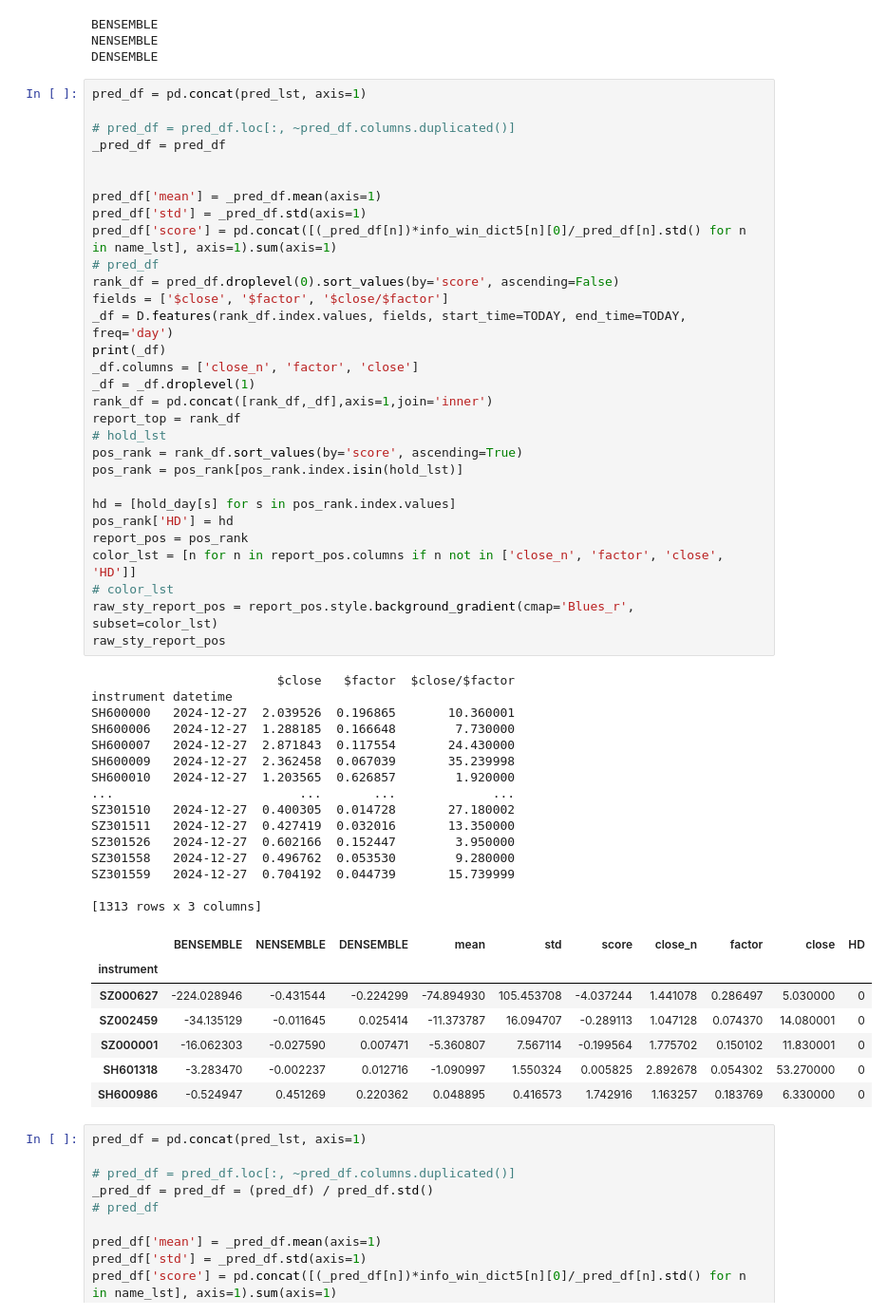
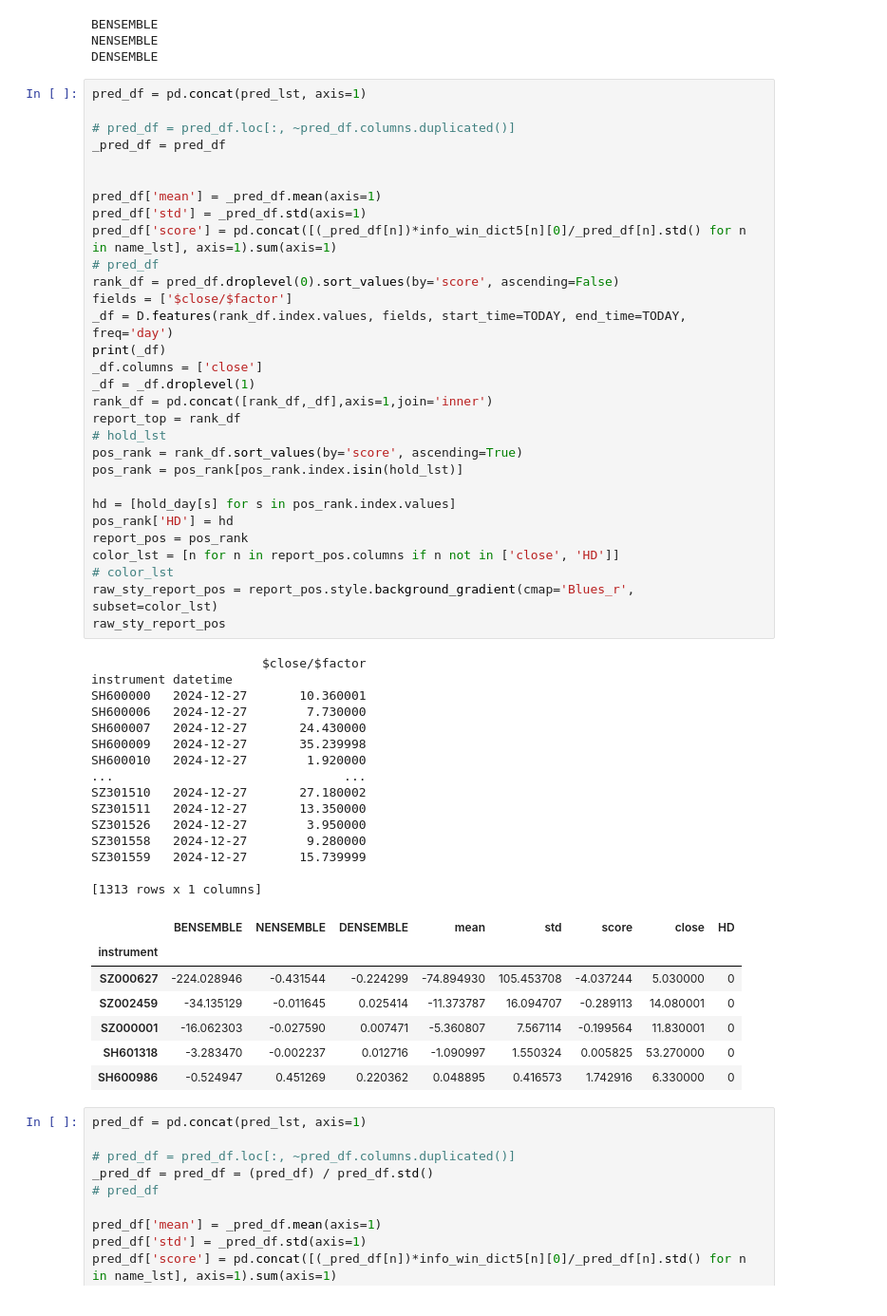
Before and after one commit to naiqili/private_trade, a Jupyter notebook: ensemble_private.ipynb, the cells around one changed output. Shown at 95% size. Cells and saved outputs as stored; diff of their text form.

```diff
--- a/ensemble_private.ipynb
+++ b/ensemble_private.ipynb
@@ -201,56 +201,56 @@ DENSEMBLE
 # %%
 pred_df = pd.concat(pred_lst, axis=1)
 
 # pred_df = pred_df.loc[:, ~pred_df.columns.duplicated()]
 _pred_df = pred_df
 
 
 pred_df['mean'] = _pred_df.mean(axis=1)
 pred_df['std'] = _pred_df.std(axis=1)
 pred_df['score'] = pd.concat([(_pred_df[n])*info_win_dict5[n][0]/_pred_df[n].std() for n in name_lst], axis=1).sum(axis=1)
 # pred_df
 rank_df = pred_df.droplevel(0).sort_values(by='score', ascending=False)
-fields = ['$close', '$factor', '$close/$factor']
+fields = ['$close/$factor']
 _df = D.features(rank_df.index.values, fields, start_time=TODAY, end_time=TODAY, freq='day')
 print(_df)
-_df.columns = ['close_n', 'factor', 'close']
+_df.columns = ['close']
 _df = _df.droplevel(1)
 rank_df = pd.concat([rank_df,_df],axis=1,join='inner')
 report_top = rank_df
 # hold_lst
 pos_rank = rank_df.sort_values(by='score', ascending=True)
 pos_rank = pos_rank[pos_rank.index.isin(hold_lst)]
 
 hd = [hold_day[s] for s in pos_rank.index.values]
 pos_rank['HD'] = hd
 report_pos = pos_rank
-color_lst = [n for n in report_pos.columns if n not in ['close_n', 'factor', 'close', 'HD']]
+color_lst = [n for n in report_pos.columns if n not in ['close', 'HD']]
 # color_lst
 raw_sty_report_pos = report_pos.style.background_gradient(cmap='Blues_r', subset=color_lst)
 raw_sty_report_pos
 # %% [output]
-                         $close   $factor  $close/$factor
+                       $close/$factor
 instrument datetime
-SH600000   2024-12-27  2.039526  0.196865       10.360001
-SH600006   2024-12-27  1.288185  0.166648        7.730000
-SH600007   2024-12-27  2.871843  0.117554       24.430000
-SH600009   2024-12-27  2.362458  0.067039       35.239998
-SH600010   2024-12-27  1.203565  0.626857        1.920000
-...                         ...       ...             ...
-SZ301510   2024-12-27  0.400305  0.014728       27.180002
-SZ301511   2024-12-27  0.427419  0.032016       13.350000
-SZ301526   2024-12-27  0.602166  0.152447        3.950000
-SZ301558   2024-12-27  0.496762  0.053530        9.280000
-SZ301559   2024-12-27  0.704192  0.044739       15.739999
+SH600000   2024-12-27       10.360001
+SH600006   2024-12-27        7.730000
+SH600007   2024-12-27       24.430000
+SH600009   2024-12-27       35.239998
+SH600010   2024-12-27        1.920000
+...                               ...
+SZ301510   2024-12-27       27.180002
+SZ301511   2024-12-27       13.350000
+SZ301526   2024-12-27        3.950000
+SZ301558   2024-12-27        9.280000
+SZ301559   2024-12-27       15.739999
 
-[1313 rows x 3 columns]
+[1313 rows x 1 columns]
-|  | BENSEMBLE | NENSEMBLE | DENSEMBLE | mean | std | score | close_n | factor | close | HD |
-| instrument |  |  |  |  |  |  |  |  |  |  |
-| SZ000627 | -224.028946 | -0.431544 | -0.224299 | -74.894930 | 105.453708 | -4.037244 | 1.441078 | 0.286497 | 5.030000 | 0 |
-| SZ002459 | -34.135129 | -0.011645 | 0.025414 | -11.373787 | 16.094707 | -0.289113 | 1.047128 | 0.074370 | 14.080001 | 0 |
-| SZ000001 | -16.062303 | -0.027590 | 0.007471 | -5.360807 | 7.567114 | -0.199564 | 1.775702 | 0.150102 | 11.830001 | 0 |
-| SH601318 | -3.283470 | -0.002237 | 0.012716 | -1.090997 | 1.550324 | 0.005825 | 2.892678 | 0.054302 | 53.270000 | 0 |
-| SH600986 | -0.524947 | 0.451269 | 0.220362 | 0.048895 | 0.416573 | 1.742916 | 1.163257 | 0.183769 | 6.330000 | 0 |
+|  | BENSEMBLE | NENSEMBLE | DENSEMBLE | mean | std | score | close | HD |
+| instrument |  |  |  |  |  |  |  |  |
+| SZ000627 | -224.028946 | -0.431544 | -0.224299 | -74.894930 | 105.453708 | -4.037244 | 5.030000 | 0 |
+| SZ002459 | -34.135129 | -0.011645 | 0.025414 | -11.373787 | 16.094707 | -0.289113 | 14.080001 | 0 |
+| SZ000001 | -16.062303 | -0.027590 | 0.007471 | -5.360807 | 7.567114 | -0.199564 | 11.830001 | 0 |
+| SH601318 | -3.283470 | -0.002237 | 0.012716 | -1.090997 | 1.550324 | 0.005825 | 53.270000 | 0 |
+| SH600986 | -0.524947 | 0.451269 | 0.220362 | 0.048895 | 0.416573 | 1.742916 | 6.330000 | 0 |
 # %%
 pred_df = pd.concat(pred_lst, axis=1)
 
```
Also changed, not shown: parts of 5 cells of this notebook, 3 other files.
